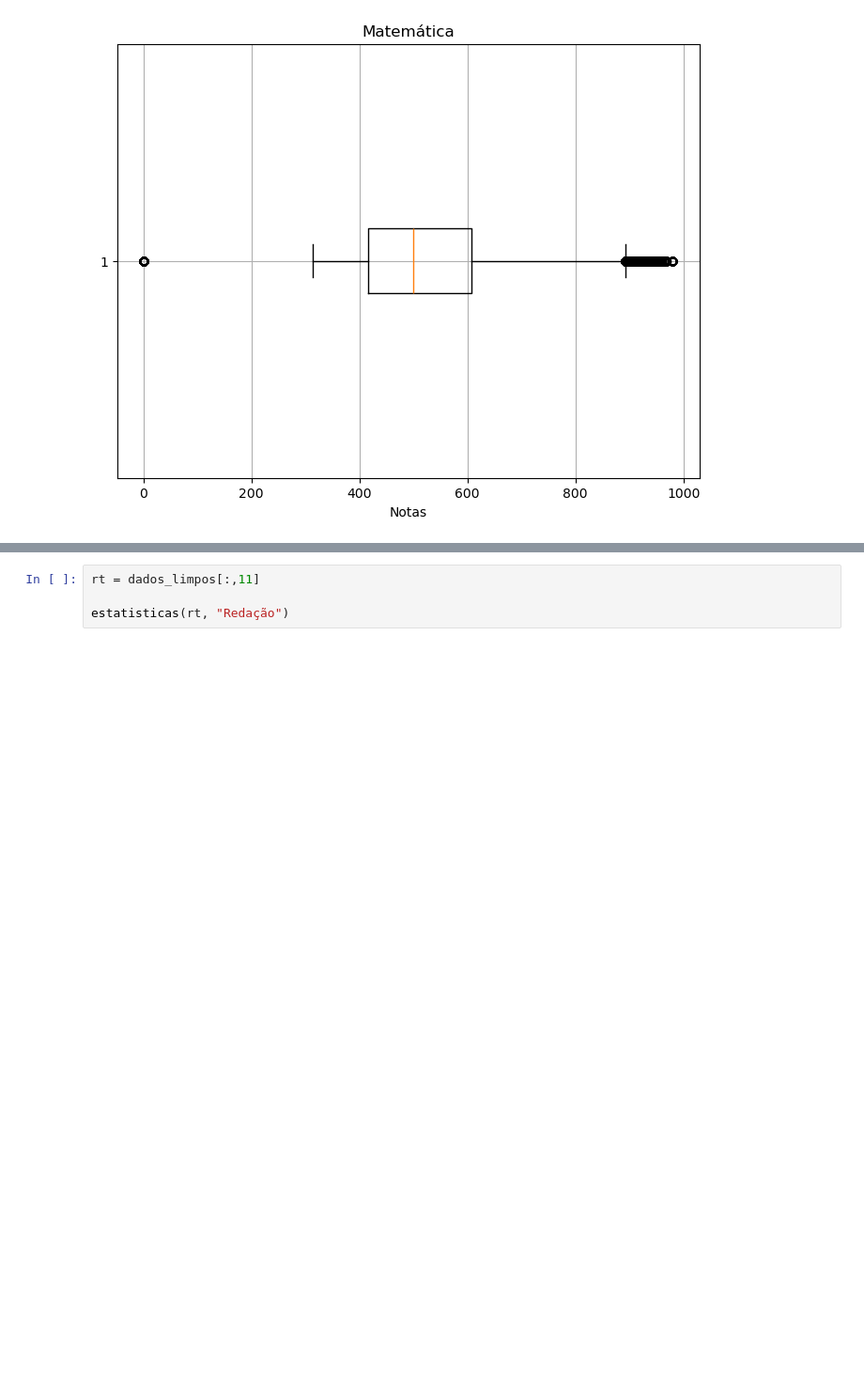
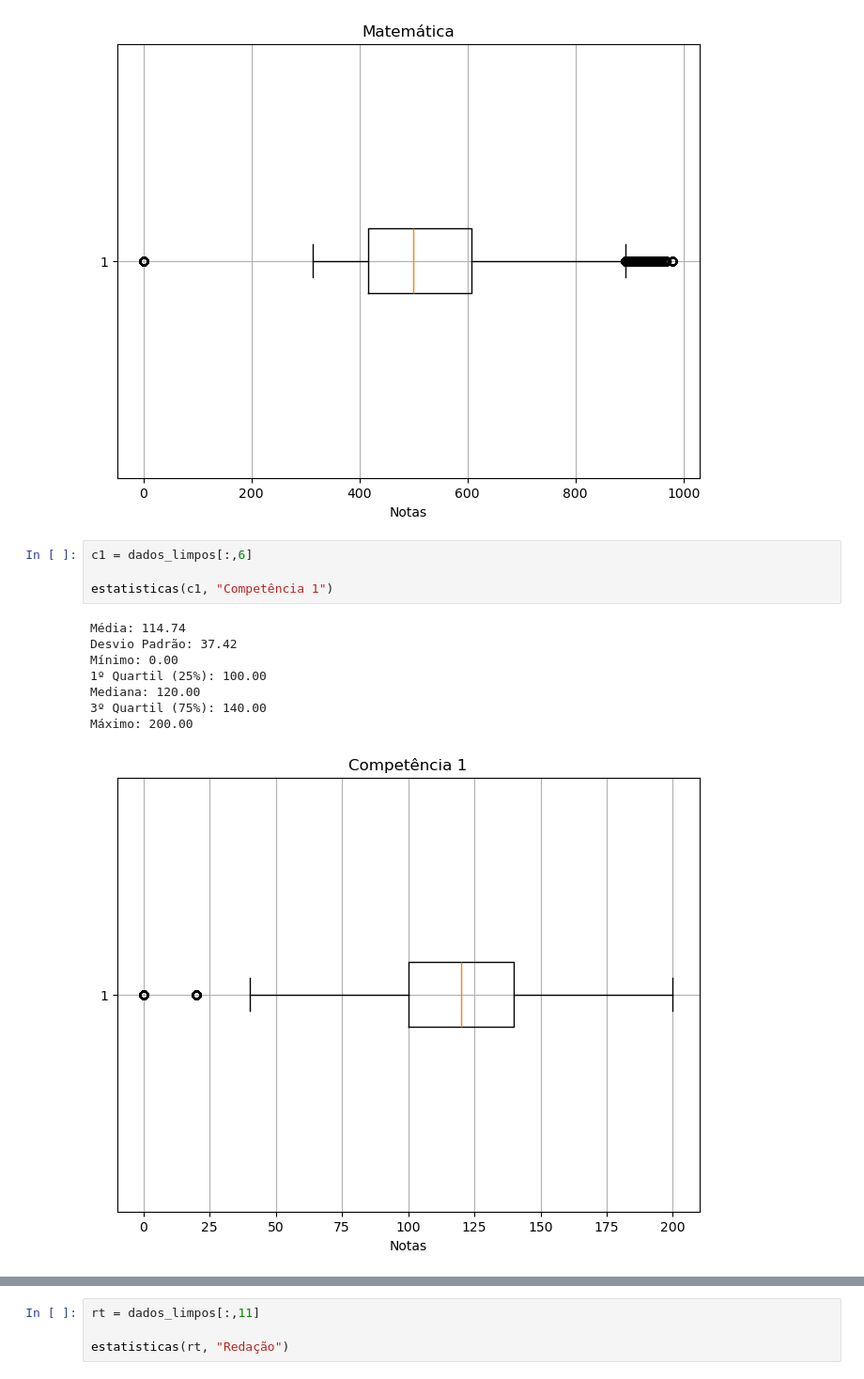
Before and after one commit to Machine-Learning-AV2/Pipeline_MachineLearning_AV2, a Jupyter notebook: analise_exploratoria.ipynb, the cells around one changed output, grey strips where cells are left out. Shown at 94% size. Saved outputs shown, nothing was run; the diff lists cells and outputs as text; blank space fills up the shorter version.

```diff
--- a/analise_exploratoria.ipynb
+++ b/analise_exploratoria.ipynb
@@ -130,3 +151,16 @@ Mediana: 500.20
 3º Quartil (75%): 606.90
 Máximo: 980.30
 [figure]
+# %%
+c1 = dados_limpos[:,6]
+
+estatisticas(c1, "Competência 1")
+# %% [output]
+Média: 114.74
+Desvio Padrão: 37.42
+Mínimo: 0.00
+1º Quartil (25%): 100.00
+Mediana: 120.00
+3º Quartil (75%): 140.00
+Máximo: 200.00
+[figure, added]
```
Also changed, not shown: parts of 25 cells of this notebook.
